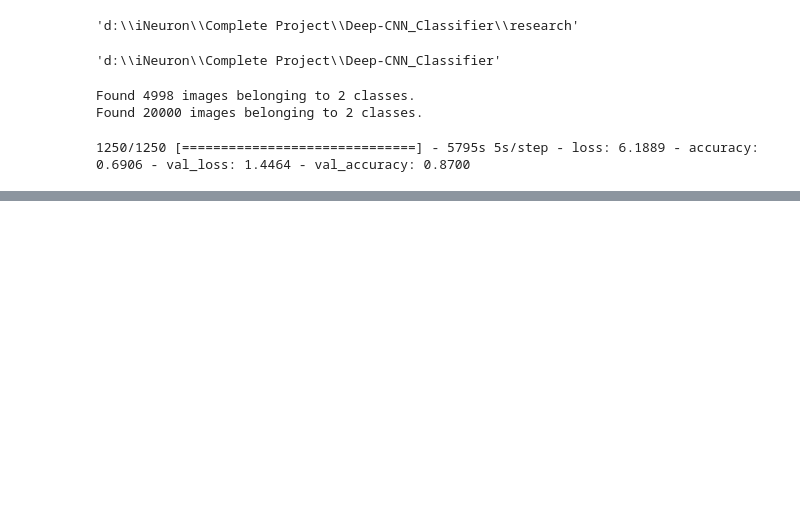
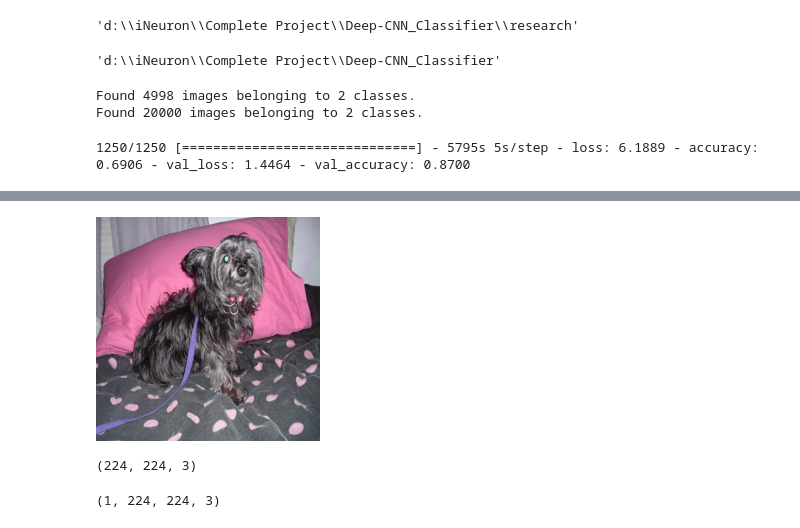
Before and after one commit to PyBeginner1/Deep-CNN_Classifier, a Jupyter notebook: research/stage_04.ipynb, the cells around one changed output, grey strips where cells are left out. Drawn from its saved outputs; the diff is of its cells as text; code cells hidden in the pictures; blank space fills up the shorter version.

```diff
--- a/research/stage_04.ipynb
+++ b/research/stage_04.ipynb
@@ -228,0 +285,15 @@ Found 20000 images belonging to 2 classes.
+# %%
+img_resize = image.resize((224,224))
+img_resize
+# %% [output]
+[figure, added]
+# %%
+img_array = np.array(img_resize)
+img_array.shape
+# %% [output]
+(224, 224, 3)
+# %%
+img_array_expand = np.expand_dims(img_array, axis = 0)
+img_array_expand.shape
+# %% [output]
+(1, 224, 224, 3)
```
Also changed, not shown: parts of 16 cells of this notebook.
